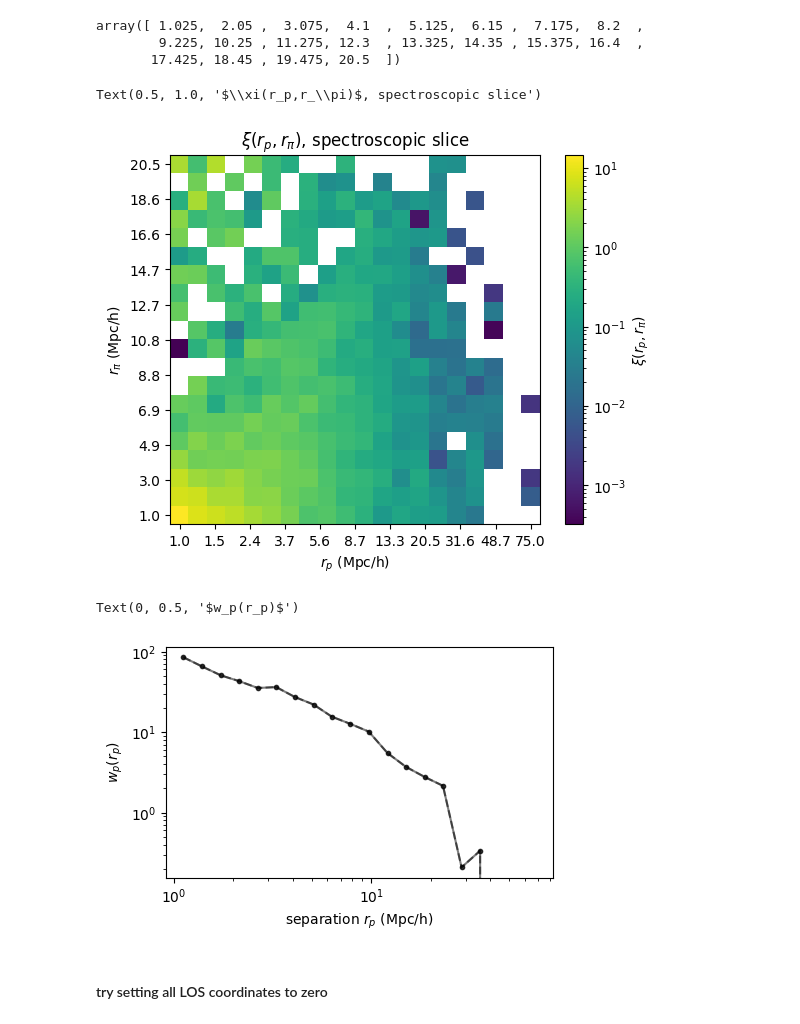
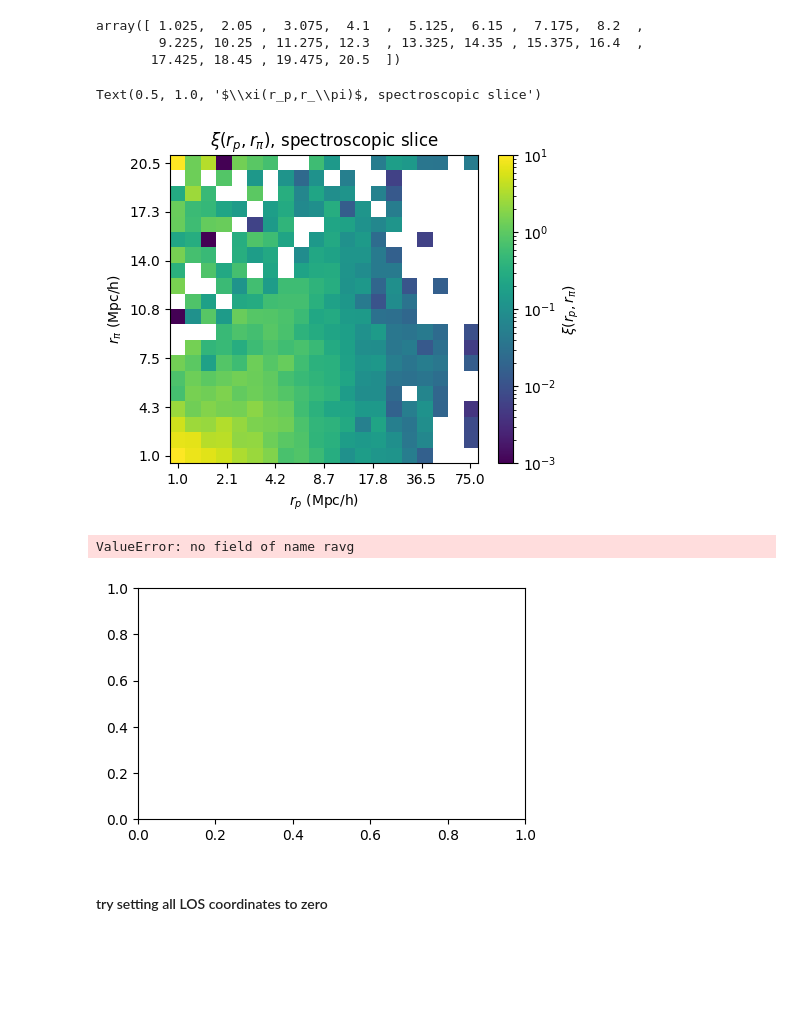
Before and after one commit to abbyw24/small-scale_cross-corrs, a Jupyter notebook: notebooks/xcorrs_2D_projected_27-9-23.ipynb, the cells around one changed output. Cells and saved outputs as stored; diff of their text form; code cells hidden in the pictures; blank space fills up the shorter version.

```diff
--- a/notebooks/xcorrs_2D_projected_27-9-23.ipynb
+++ b/notebooks/xcorrs_2D_projected_27-9-23.ipynb
@@ -374,0 +378,6 @@ $\Rightarrow$ I think the slice random set is the correct one!!
+# %%
+# direct from Corrfunc (analytic randoms), using the natural estimator
+results = xi(L, nthreads, rbins, X, Y, Z, output_ravg=True)
+# my natural estimator function, getting the pair counts from Corrfunc
+myresults_slice = compute_xi_autocorr_natural(np.array([X,Y,Z]).T, randset_slice, rbins, L)
+myresults_box = compute_xi_autocorr_natural(np.array([X,Y,Z]).T, randset_box, rbins, L)
@@ -407,31 +429,34 @@ array([ 1.025,  2.05 ,  3.075,  4.1  ,  5.125,  6.15 ,  7.175,  8.2  ,
 # xirppi is an unrolled 2D array - roll it back up to visualize
 xirppi_slice_2D = np.array(np.array_split(xirppi_slice, nbins))
 # %%
-plt.imshow(xirppi_slice_2D.T, origin='lower', norm='log')
-xlabels = [f'{x:.1f}' for x in np.logspace(np.log10(rpmin), np.log10(rpmax), 11)]
-plt.xticks(np.linspace(0,19,11), labels=xlabels)
-plt.xlabel('$r_p$ (Mpc/h)')
-ylabels = [f'{x:.1f}' for x in np.linspace(min(pibins), max(pibins), 11)]
-plt.yticks(np.linspace(0,19,11), labels=ylabels)
-plt.ylabel(r'$r_\pi$ (Mpc/h)')
-plt.colorbar(label=r'$\xi(r_p,r_\pi)$')
-plt.title(r'$\xi(r_p,r_\pi)$, spectroscopic slice')
+# norm = mpl.colors.TwoSlopeNorm(vmin=-1, vcenter=0., vmax=8)
+
+fig, ax = plt.subplots(figsize=(5,4))
+im = ax.imshow(xirppi_slice_2D.T, origin='lower', norm='log', vmin=1e-3, vmax=10) #, cmap='coolwarm', norm=norm)
+xlabels = [f'{x:.1f}' for x in np.logspace(np.log10(rpmin), np.log10(rpmax), 7)]
+ax.set_xticks(np.linspace(0,19,7), labels=xlabels)
+ax.set_xlabel('$r_p$ (Mpc/h)')
+ylabels = [f'{x:.1f}' for x in np.linspace(min(pibins), max(pibins), 7)]
+ax.set_yticks(np.linspace(0,19,7), labels=ylabels)
+ax.set_ylabel(r'$r_\pi$ (Mpc/h)')
+fig.colorbar(im, ax=ax, label=r'$\xi(r_p,r_\pi)$')
+ax.set_title(r'$\xi(r_p,r_\pi)$, spectroscopic slice')
 # %% [output]
 Text(0.5, 1.0, '$\\xi(r_p,r_\\pi)$, spectroscopic slice')
-[figure, old version]
+[figure, new version]
 # %%
 # now we sum along pi
 wptest = 2. * np.sum(xirppi_slice_2D, axis=1)
 
 fig, ax = plt.subplots(figsize=(5,3))
-ax.plot(results['rpavg'], res_slice, 'k.-', alpha=0.5) # compare to function result
-ax.plot(results['rpavg'], wptest, 'k.--', alpha=0.5)
+ax.plot(results['ravg'], res_slice, 'k.-', alpha=0.5) # compare to function result
+ax.plot(results['ravg'], wptest, 'k.--', alpha=0.5)
 ax.loglog()
 ax.set_xlabel(r'separation $r_p$ (Mpc/h)')
 ax.set_ylabel(r'$w_p(r_p)$')
 # %% [output]
-Text(0, 0.5, '$w_p(r_p)$')
+ValueError: no field of name ravg
-[figure, old version]
+[figure, new version]
 # %% [markdown]
 #### try setting all LOS coordinates to zero
 # %%
```
Also changed, not shown: parts of 8 cells of this notebook, 1 other file.
